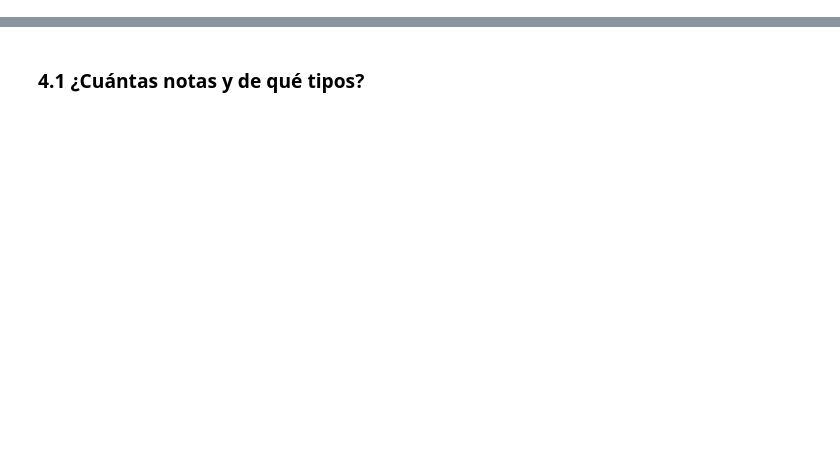
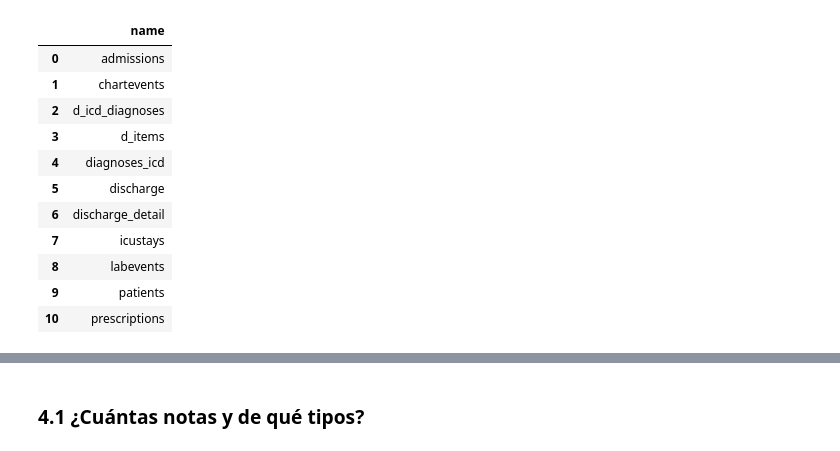
Before and after one commit to carlosperez100/tesis-gemses-mimic-pipeline, a Jupyter notebook: notebooks/tesis_exploracion_inicial.ipynb, the cells around one changed output, grey strips where cells are left out. Drawn from its saved outputs; the diff is of its cells as text; code cells hidden in the pictures; blank space fills up the shorter version.

```diff
--- a/notebooks/tesis_exploracion_inicial.ipynb
+++ b/notebooks/tesis_exploracion_inicial.ipynb
@@ -44,0 +57,14 @@ con = duckdb.connect(str(DB_FILE))print(f"Conectado a {DB_FILE}")print(f"Versió
+# %%
+# Ajusta solo estas dos rutas si las tuyas son diferentes
+PATH_MIMIC_MAIN = Path(r"C:\MIMIC\mimiciv")
+PATH_MIMIC_NOTE = Path(r"C:\\MIMIC\\note\\note")  # actualizado tras extraer ZIP
+
+# Carpeta de trabajo para la base de DuckDB y salidas
+PATH_WORK = Path(r"C:\MIMIC\tesis")
+PATH_WORK.mkdir(parents=True, exist_ok=True)
+DB_FILE = PATH_WORK / "mimic.db"
+
+print(f"Main:  {PATH_MIMIC_MAIN}  (existe: {PATH_MIMIC_MAIN.exists()})")
+print(f"Note:  {PATH_MIMIC_NOTE}  (existe: {PATH_MIMIC_NOTE.exists()})")
+print(f"Work:  {PATH_WORK}")
+print(f"DB:    {DB_FILE}")
@@ -44,0 +129,49 @@ con = duckdb.connect(str(DB_FILE))print(f"Conectado a {DB_FILE}")print(f"Versió
+# %%
+con = duckdb.connect(str(DB_FILE))
+print(f"Conectado a {DB_FILE}")
+print(f"Versión DuckDB: {duckdb.__version__}\n")
+
+# --- Registrar vistas de MIMIC-IV-Note ---
+if (PATH_MIMIC_NOTE / "discharge.csv.gz").exists():
+    con.execute(f"""
+        CREATE OR REPLACE VIEW discharge AS
+        SELECT * FROM read_csv_auto('{(PATH_MIMIC_NOTE / "discharge.csv.gz").as_posix()}', compression='gzip')
+    """)
+    print("Vista 'discharge' creada.")
+else:
+    print("[Pendiente] discharge.csv.gz aún no disponible.")
+
+if (PATH_MIMIC_NOTE / "discharge_detail.csv.gz").exists():
+    con.execute(f"""
+        CREATE OR REPLACE VIEW discharge_detail AS
+        SELECT * FROM read_csv_auto('{(PATH_MIMIC_NOTE / "discharge_detail.csv.gz").as_posix()}', compression='gzip')
+    """)
+    print("Vista 'discharge_detail' creada.")
+
+# --- Registrar vistas de MIMIC-IV principal (hosp) si están disponibles ---
+hosp_tables = ["admissions", "patients", "diagnoses_icd", "d_icd_diagnoses",
+               "labevents", "prescriptions"]
+for tbl in hosp_tables:
+    p = PATH_MIMIC_MAIN / "hosp" / f"{tbl}.csv.gz"
+    if p.exists():
+        con.execute(f"""
+            CREATE OR REPLACE VIEW {tbl} AS
+            SELECT * FROM read_csv_auto('{p.as_posix()}', compression='gzip')
+        """)
+        print(f"Vista '{tbl}' creada.")
+
+# --- Registrar vistas de MIMIC-IV principal (icu) ---
+icu_tables = ["icustays", "chartevents", "d_items"]
+for tbl in icu_tables:
+    p = PATH_MIMIC_MAIN / "icu" / f"{tbl}.csv.gz"
+    if p.exists():
+        con.execute(f"""
+            CREATE OR REPLACE VIEW {tbl} AS
+            SELECT * FROM read_csv_auto('{p.as_posix()}', compression='gzip')
+        """)
+        print(f"Vista '{tbl}' creada.")
+
+# Listar vistas activas
+print("\nVistas registradas en la base:")
+display(con.execute("SHOW TABLES").df())
+# %% [output]
@@ -44,0 +194,12 @@ con = duckdb.connect(str(DB_FILE))print(f"Conectado a {DB_FILE}")print(f"Versió
+|  | name |
+| 0 | admissions |
+| 1 | chartevents |
+| 2 | d_icd_diagnoses |
+| 3 | d_items |
+| 4 | diagnoses_icd |
+| 5 | discharge |
+| 6 | discharge_detail |
+| 7 | icustays |
+| 8 | labevents |
+| 9 | patients |
+| 10 | prescriptions |
```
Also changed, not shown: parts of 49 cells of this notebook, 6 other files.
